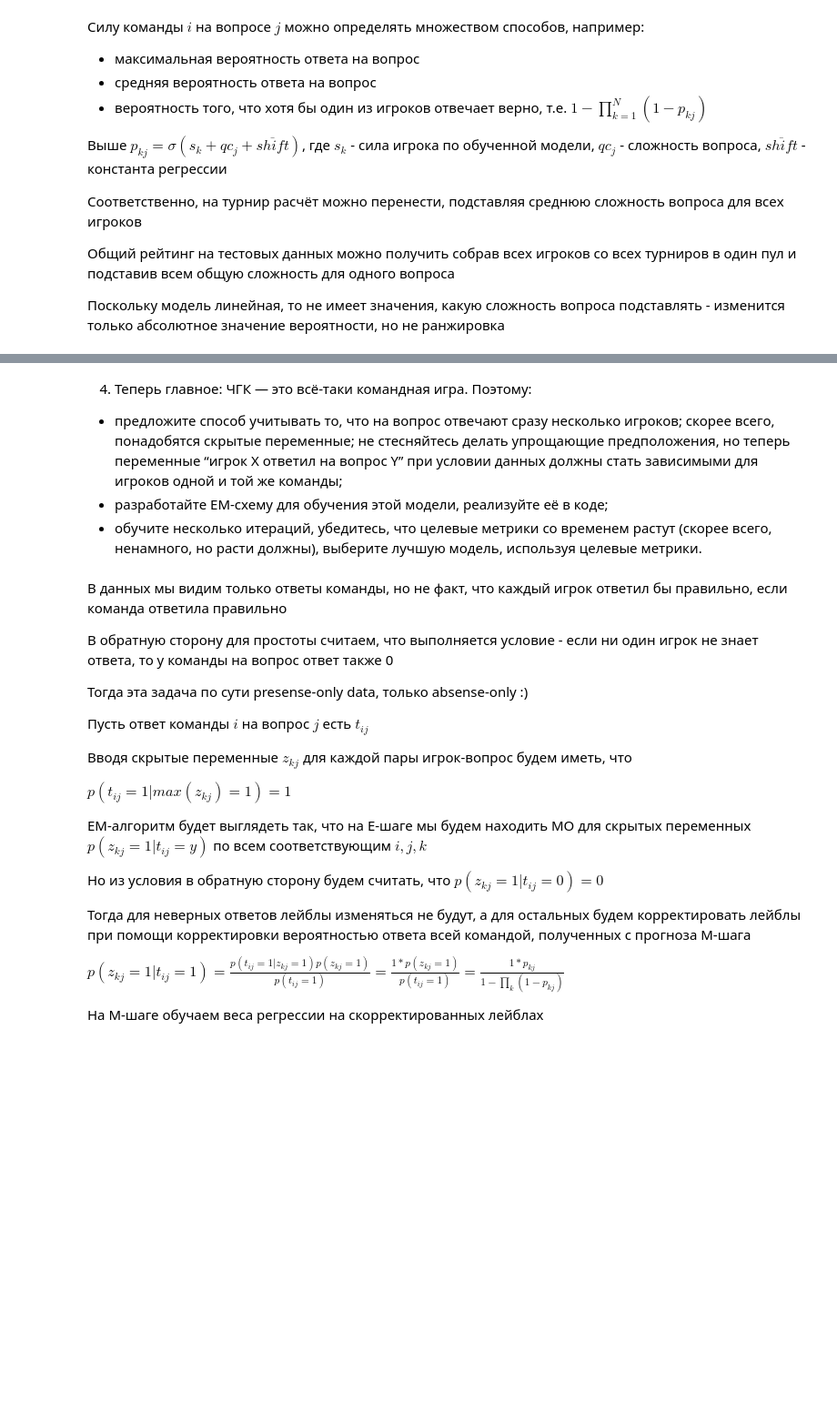
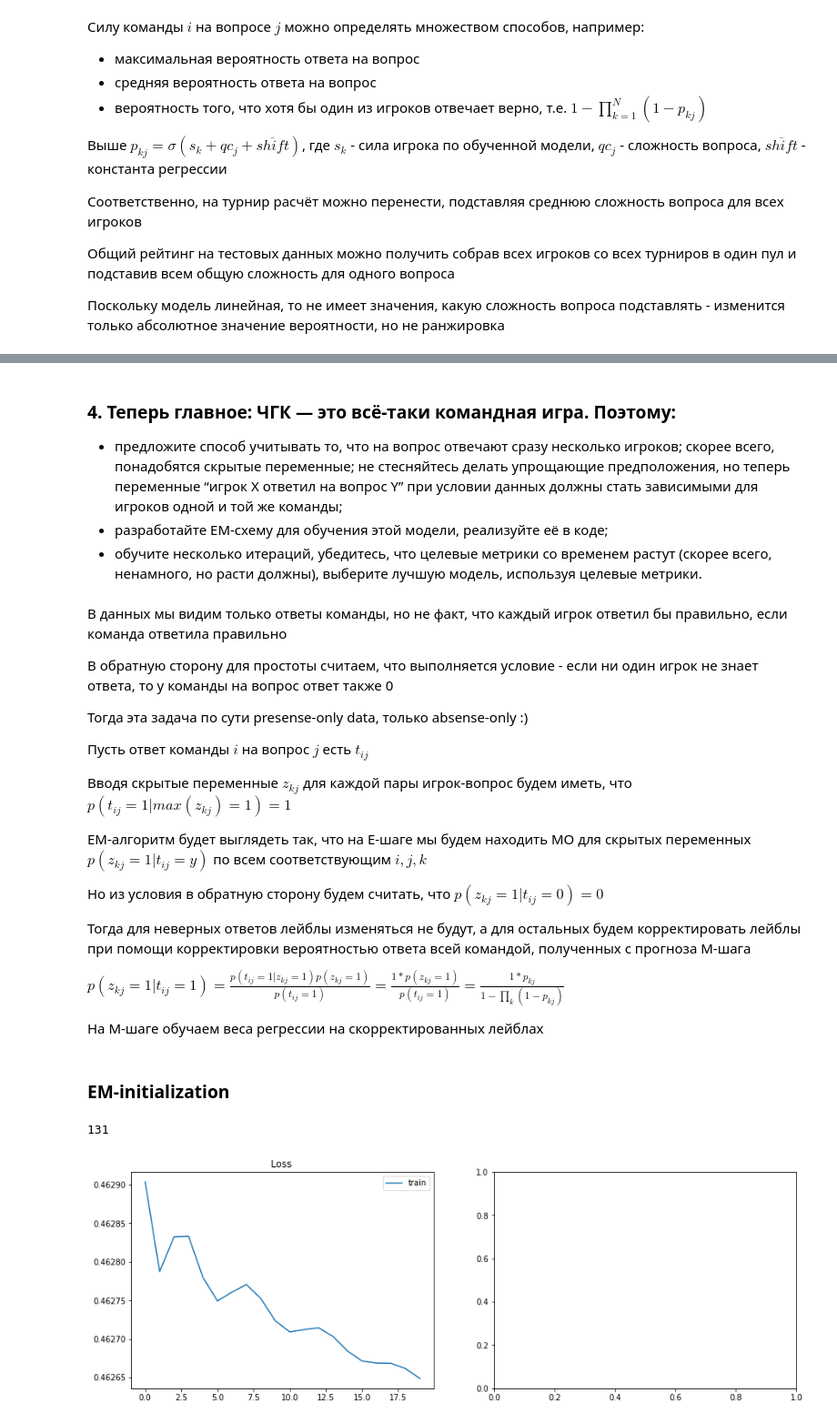
Before and after one commit to sashastds/made, a Jupyter notebook: Nalitkin-AS - Advanced_ML - HW2.ipynb, the cells around one changed output, grey strips where cells are left out. Shown: that part at 91% size. Saved outputs shown, nothing was run; the diff lists cells and outputs as text; code cells hidden in the pictures; blank space fills up the shorter version.

Commit message:
somehow fixed memory leaks and em-steps completed

```diff
--- a/Nalitkin-AS - Advanced_ML - HW2.ipynb
+++ b/Nalitkin-AS - Advanced_ML - HW2.ipynb
@@ -729,5 +754,5 @@ xxx
 # %% [markdown]
-4. Теперь главное: ЧГК — это всё-таки командная игра. Поэтому:
+### 4. Теперь главное: ЧГК — это всё-таки командная игра. Поэтому:
 - предложите способ учитывать то, что на вопрос отвечают сразу несколько
 игроков; скорее всего, понадобятся скрытые переменные; не стесняйтесь делать
 упрощающие предположения, но теперь переменные “игрок X ответил на вопрос
@@ -746,9 +771,7 @@ Y” при условии данных должны стать зависимы
 
 Пусть ответ команды $i$ на вопрос $j$ есть $t_{ij}$
 
-Вводя скрытые переменные $z_{kj}$ для каждой пары игрок-вопрос будем иметь, что
-
-${p(t_{ij} = 1|max(z_{kj}) = 1) = 1}$
+Вводя скрытые переменные $z_{kj}$ для каждой пары игрок-вопрос будем иметь, что ${p(t_{ij} = 1|max(z_{kj}) = 1) = 1}$
 
 EM-алгоритм будет выглядеть так, что на E-шаге мы будем находить МО для скрытых переменных
 ${p(z_{kj} = 1|t_{ij} = y)}$ по всем соответствующим $i,j,k$
@@ -764,0 +845,24 @@ ${p(z_{kj} = 1|t_{ij} = 1) = \frac{p(t_{ij} = 1|z_{kj} = 1)p(z_{kj} = 1)}{p(t_{i
+# %% [markdown]
+### EM-initialization
+# %%
+torch.cuda.empty_cache()
+gc.collect()
+# %% [output]
+131
+# %%
+%%time
+
+train_questions_records['ind_y'] = train_questions_records['y'].copy()
+
+train_data = train_questions_records
+
+print(train_data.shape, X.shape, y.shape)
+
+# input_dim = X.shape[1]
+# model = LogisticRegression(input_dim)
+
+print(model)
+
+model = M_step(model, train_data, feature_flags, n_iterations=20)
+# %% [output]
+[figure, added]
```
Also changed, not shown: parts of 41 cells of this notebook.
